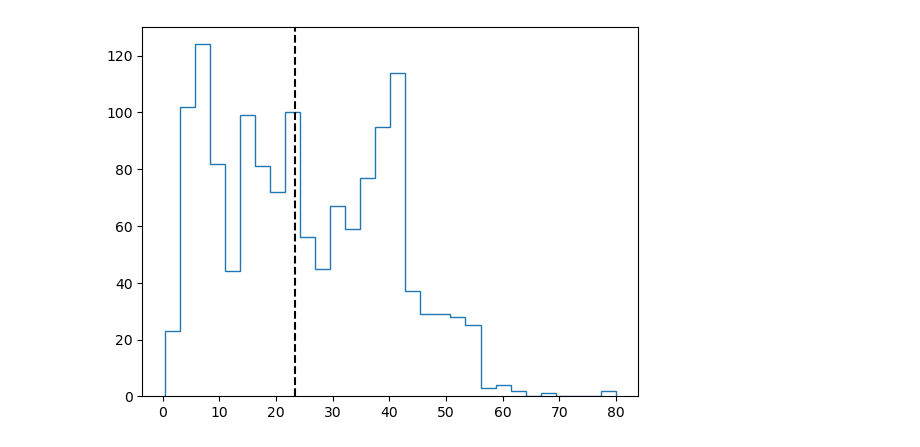
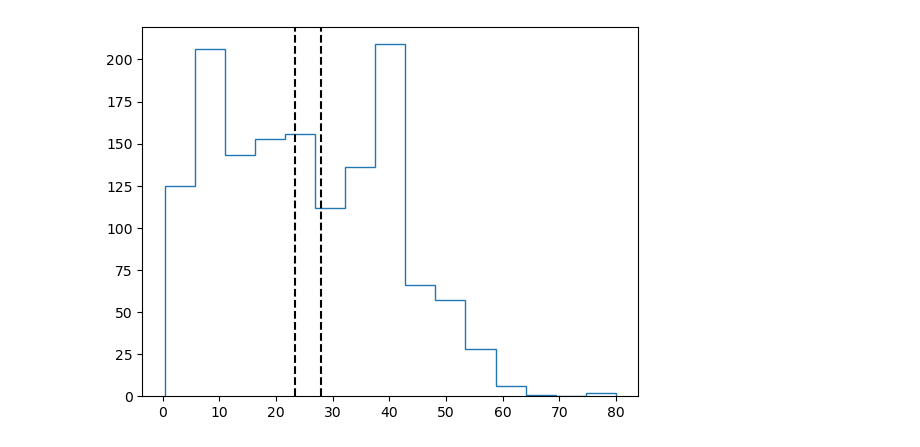
Before and after one commit to FedeDavilaKurban/Auger, a Jupyter notebook: plot_deflections_hist.ipynb, the cells around one changed output. Saved outputs shown, nothing was run; the diff lists cells and outputs as text; code cells hidden in the pictures.

Commit message:
plot changes

```diff
--- a/plot_deflections_hist.ipynb
+++ b/plot_deflections_hist.ipynb
@@ -1,14 +1,15 @@
 # %%
 from astropy.io import ascii
 import matplotlib.pyplot as plt
 import numpy as np
 
 filename_g = '../data/VLS_ang5_cz_700control_def.txt'
 
 data = ascii.read(filename_g)
 
-plt.hist(data['deflection'], bins=30, histtype='step', label='deflection')
+plt.hist(data['deflection'], bins=15, histtype='step', label='deflection')
 plt.axvline(x=np.median(data['deflection']), color='k', linestyle='--', label='mean')
+plt.axvline(x=28, color='k', linestyle='--', label='mean')
 plt.show()
 # %% [output]
-[figure, old version]
+[figure, new version]
```
Also changed, not shown: 4 other files.
